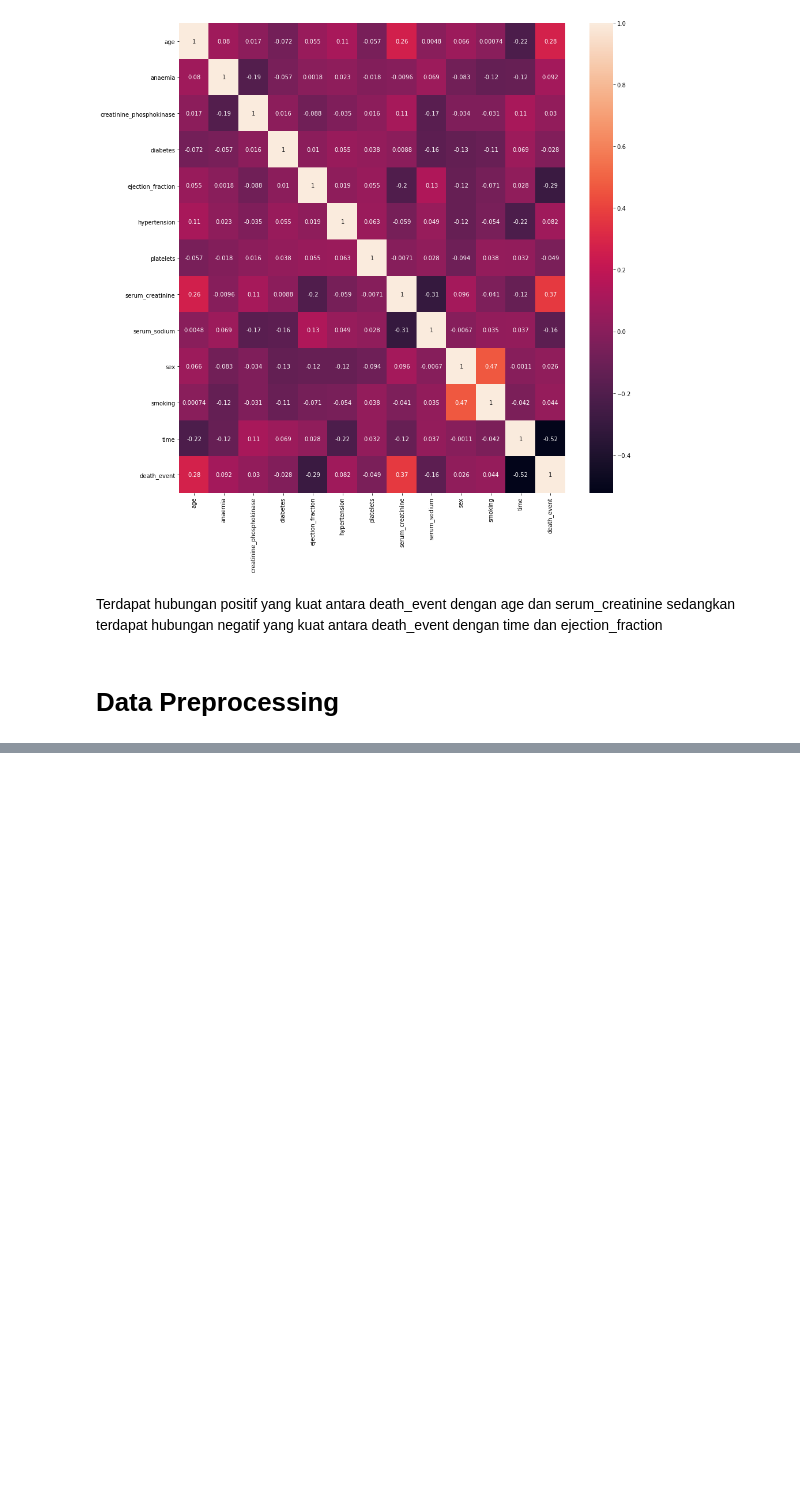
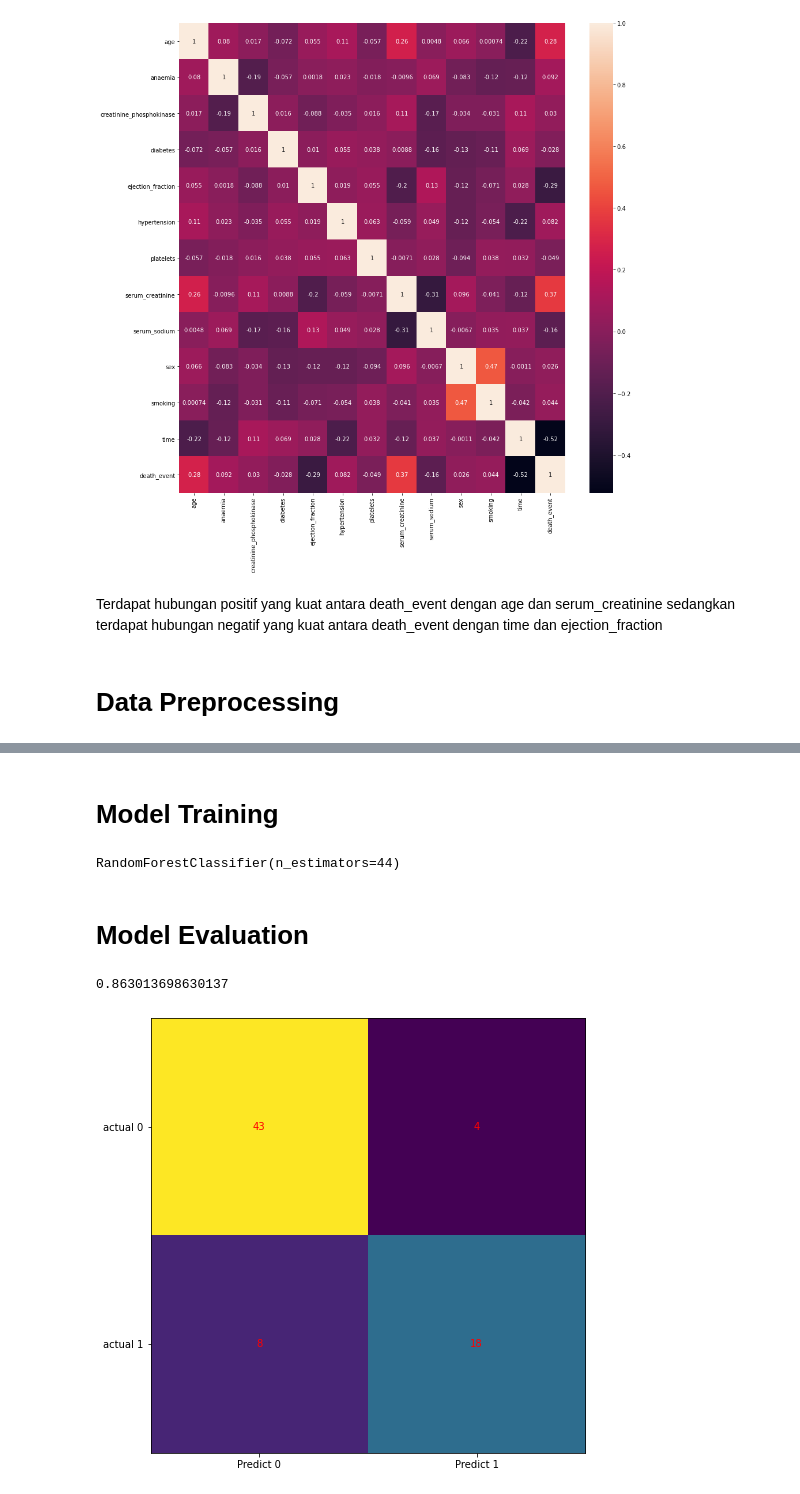
Before and after one commit to HelennaConstantia/PYTN-KampusMerdeka_FP3, a Jupyter notebook: PYTN_KampusMerdeka_fp3_Helenna Constantia.ipynb, the cells around one changed output, grey strips where cells are left out. Cells and saved outputs as stored; diff of their text form; code cells hidden in the pictures; blank space fills up the shorter version.

Commit message:
model evaluation

```diff
--- a/PYTN_KampusMerdeka_fp3_Helenna Constantia.ipynb
+++ b/PYTN_KampusMerdeka_fp3_Helenna Constantia.ipynb
@@ -693,3 +697,9 @@ sns.heatmap(df.corr(), annot=True)
 Terdapat hubungan positif yang kuat antara death_event dengan age dan serum_creatinine sedangkan terdapat hubungan negatif yang kuat antara death_event dengan time dan ejection_fraction
 # %% [markdown]
 # Data Preprocessing
+# %%
+#memisahkan input dan output
+x=df.drop(columns=['death_event'])
+y=df['death_event']
+#memisahkan data untuk training dan testing
+x_train, x_test, y_train, y_test= train_test_split(x,y, test_size=0.3)
@@ -695,0 +708,2 @@ Terdapat hubungan positif yang kuat antara death_event dengan age dan serum_crea
+# %%
+model=RandomForestClassifier(n_estimators=44)
@@ -695,0 +714,32 @@ Terdapat hubungan positif yang kuat antara death_event dengan age dan serum_crea
+# %% [markdown]
+# Model Training
+# %%
+model.fit(x_train, y_train)
+# %% [output]
+RandomForestClassifier(n_estimators=44)
+# %% [markdown]
+# Model Evaluation
+# %%
+y_pred=model.predict(x_test)
+#melihat accuracynya
+accuracy_score(y_test,y_pred)
+# %% [output]
+0.863013698630137
+# %%
+#melihat confussion matrix
+cm=confusion_matrix(y_test, y_pred)
+fig, ax= plt.subplots(figsize=(8,8))
+ax.imshow(cm)
+ax.grid(False)
+ax.xaxis.set(ticks=(0,1),
+             ticklabels=('Predict 0','Predict 1'))
+ax.yaxis.set(ticks=(0,1),
+             ticklabels=('actual 0', 'actual 1'))
+ax.set_ylim(1.5,-0.5)
+for i in range(2):
+    for j in range(2):
+        ax.text(j, i, cm[i,j], ha='center', va='center',
+               color='red')
+plt.show()
+# %% [output]
+[figure, added]
```
Also changed, not shown: parts of 15 cells of this notebook.
